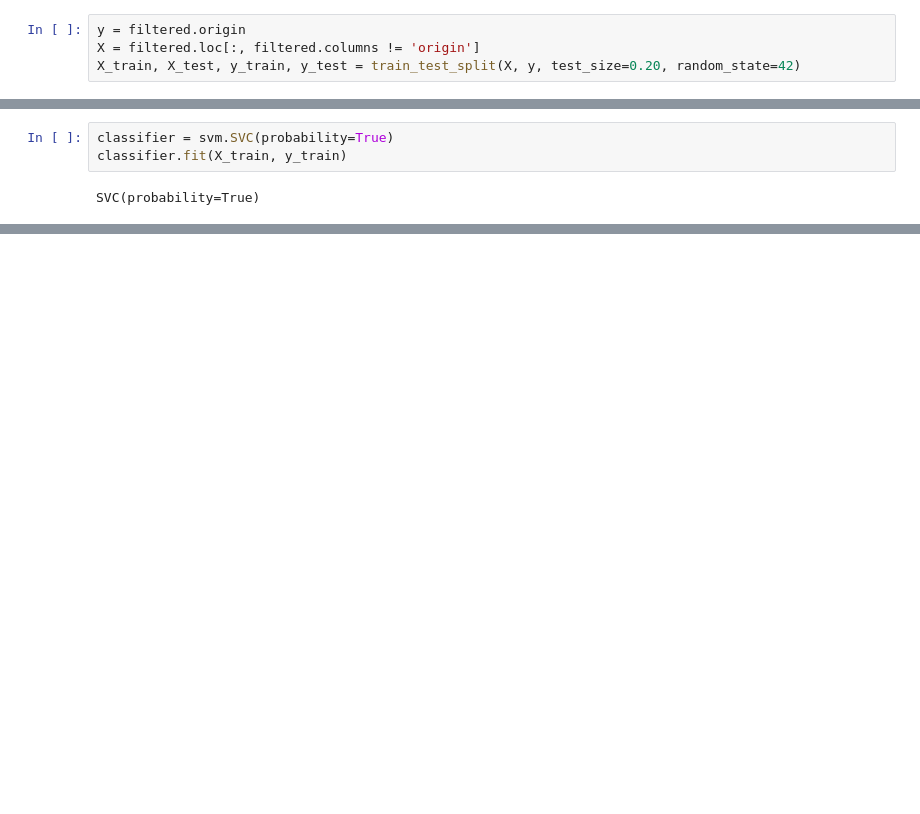
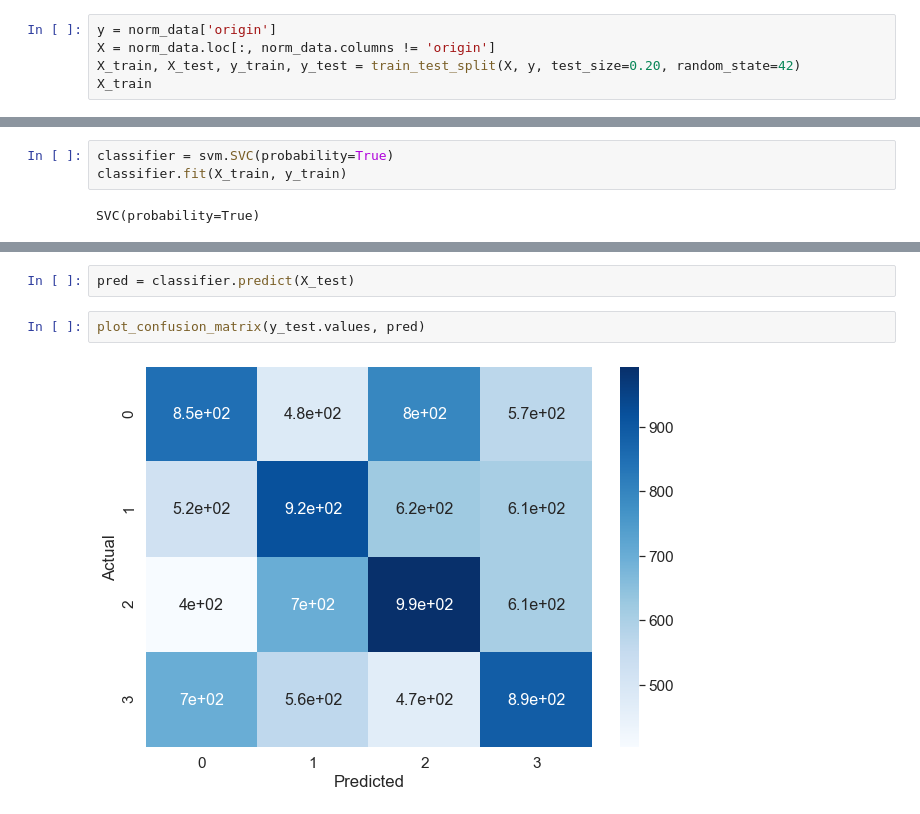
Before and after one commit to pablogadhi/LanguageDetection, a Jupyter notebook: classifier_training.ipynb, the cells around one changed output, grey strips where cells are left out. Saved outputs shown, nothing was run; the diff lists cells and outputs as text; blank space fills up the shorter version.

```diff
--- a/classifier_training.ipynb
+++ b/classifier_training.ipynb
@@ -51,4 +155,5 @@ norm_data
 # %%
-y = filtered.origin
-X = filtered.loc[:, filtered.columns != 'origin']
+y = norm_data['origin']
+X = norm_data.loc[:, norm_data.columns != 'origin']
 X_train, X_test, y_train, y_test = train_test_split(X, y, test_size=0.20, random_state=42)
+X_train
@@ -63,0 +183,6 @@ classifier.score(X_test, y_test)
+# %%
+pred = classifier.predict(X_test)
+# %%
+plot_confusion_matrix(y_test.values, pred)
+# %% [output]
+[figure, added]
```
Also changed, not shown: parts of 20 cells of this notebook, 1 other file.
